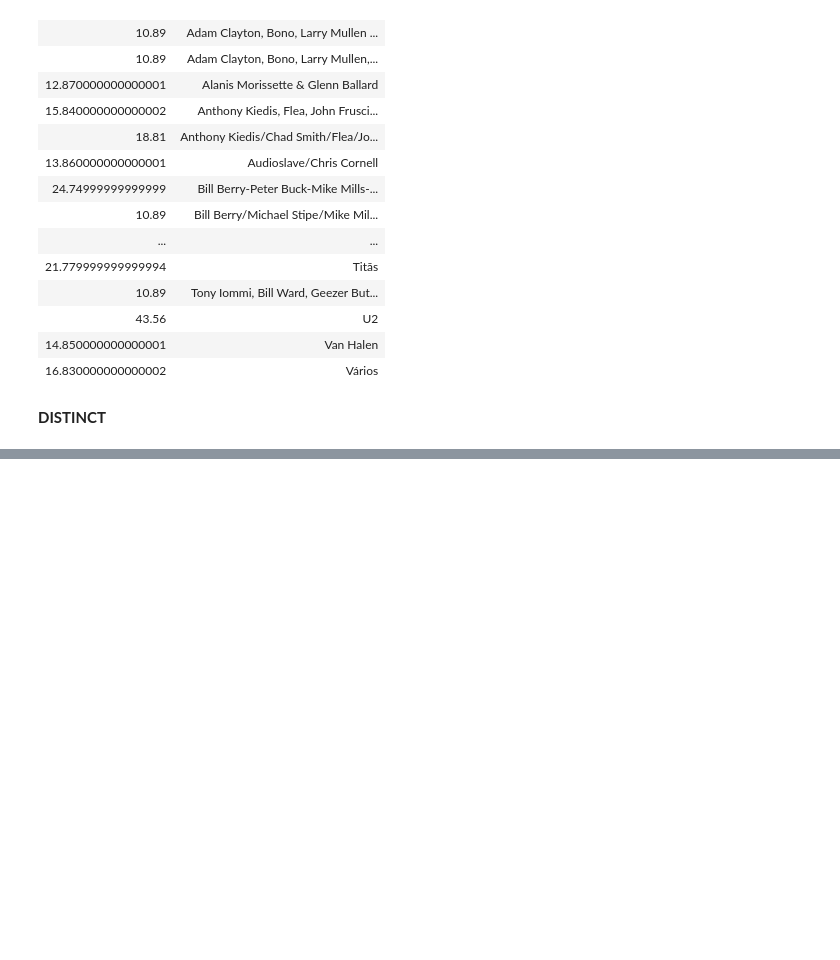
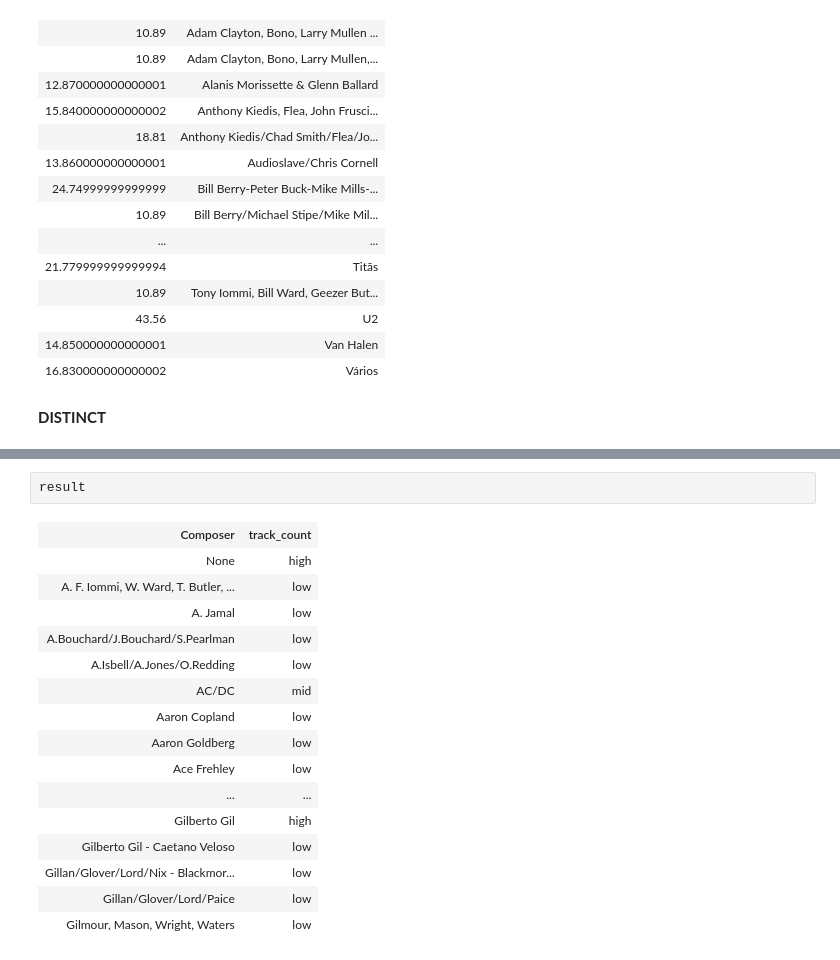
Before and after one commit to mandoiwanaga/sql_practice, a Jupyter notebook: sql_basics_continued.ipynb, the cells around one changed output, grey strips where cells are left out. Saved outputs shown, nothing was run; the diff lists cells and outputs as text; blank space fills up the shorter version.

```diff
--- a/sql_basics_continued.ipynb
+++ b/sql_basics_continued.ipynb
@@ -105,0 +135,19 @@ result
+# %%
+result
+# %% [output]
+| Composer | track_count |
+| None | high |
+| A. F. Iommi, W. Ward, T. Butler, ... | low |
+| A. Jamal | low |
+| A.Bouchard/J.Bouchard/S.Pearlman | low |
+| A.Isbell/A.Jones/O.Redding | low |
+| AC/DC | mid |
+| Aaron Copland | low |
+| Aaron Goldberg | low |
+| Ace Frehley | low |
+| ... | ... |
+| Gilberto Gil | high |
+| Gilberto Gil - Caetano Veloso | low |
+| Gillan/Glover/Lord/Nix - Blackmor... | low |
+| Gillan/Glover/Lord/Paice | low |
+| Gilmour, Mason, Wright, Waters | low |
```
Also changed, not shown: parts of 4 cells of this notebook.
